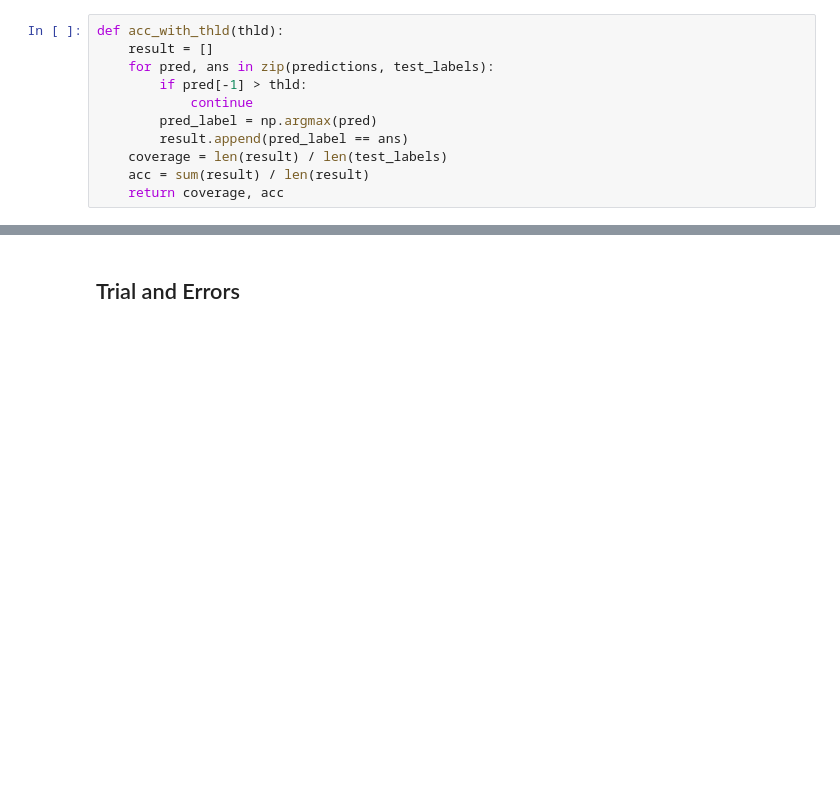
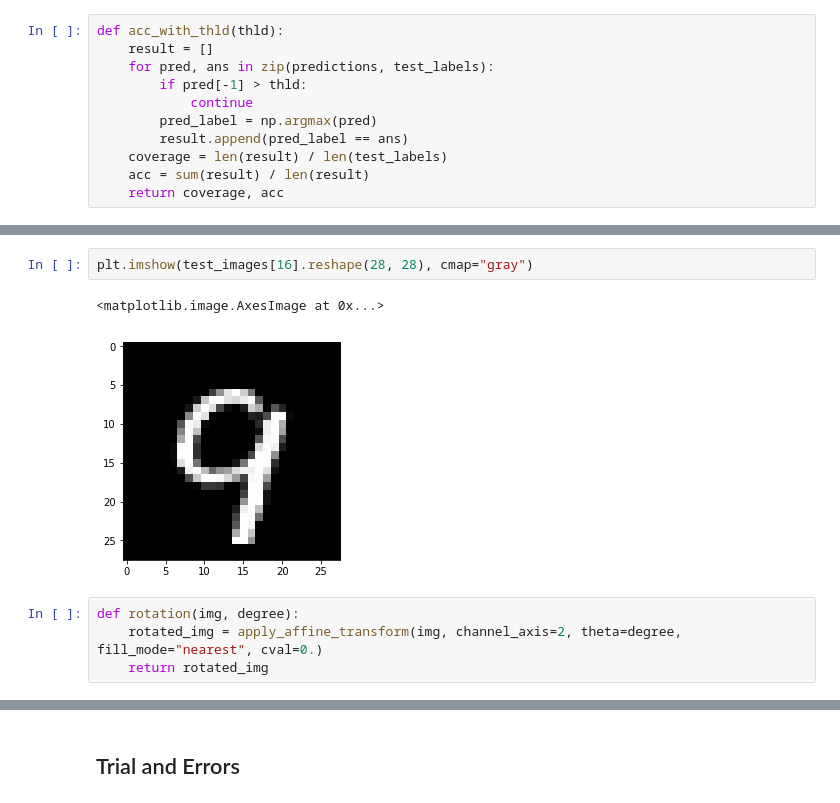
Before and after one commit to yoheikikuta/DeepGamblers-tensorflow, a Jupyter notebook: colab/Deepgamblers_tensorflow.ipynb, the cells around one changed output, grey strips where cells are left out. Drawn from its saved outputs; the diff is of its cells as text; blank space fills up the shorter version.

```diff
--- a/colab/Deepgamblers_tensorflow.ipynb
+++ b/colab/Deepgamblers_tensorflow.ipynb
@@ -234,0 +242,9 @@ Threshold: 0.1, Coverage : 0.9935, Accuracy : 0.9797
+# %%
+plt.imshow(test_images[16].reshape(28, 28), cmap="gray")
+# %% [output]
+<matplotlib.image.AxesImage at 0x...>
+[figure, added]
+# %%
+def rotation(img, degree):
+    rotated_img = apply_affine_transform(img, channel_axis=2, theta=degree, fill_mode="nearest", cval=0.)
+    return rotated_img
```
Also changed, not shown: parts of 17 cells of this notebook.
